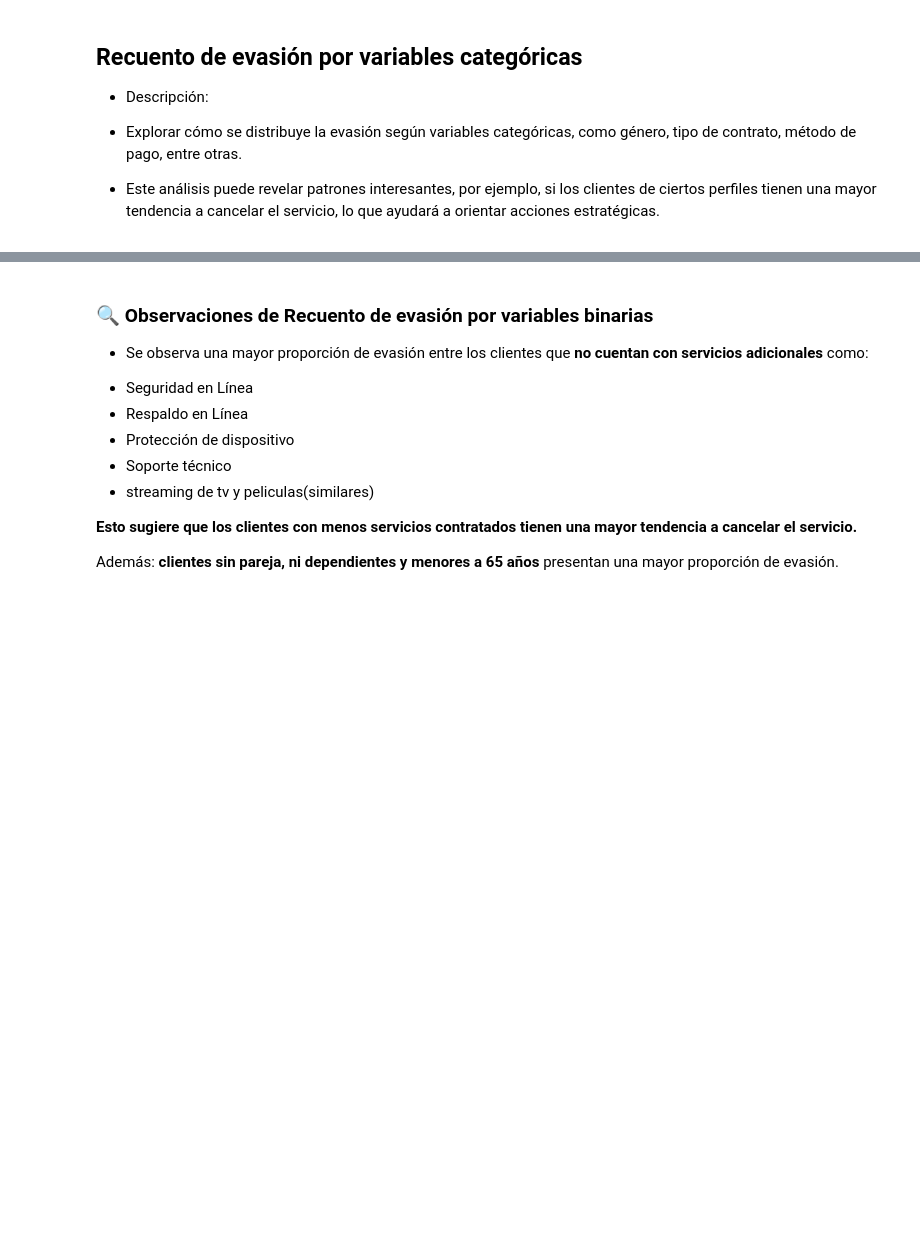
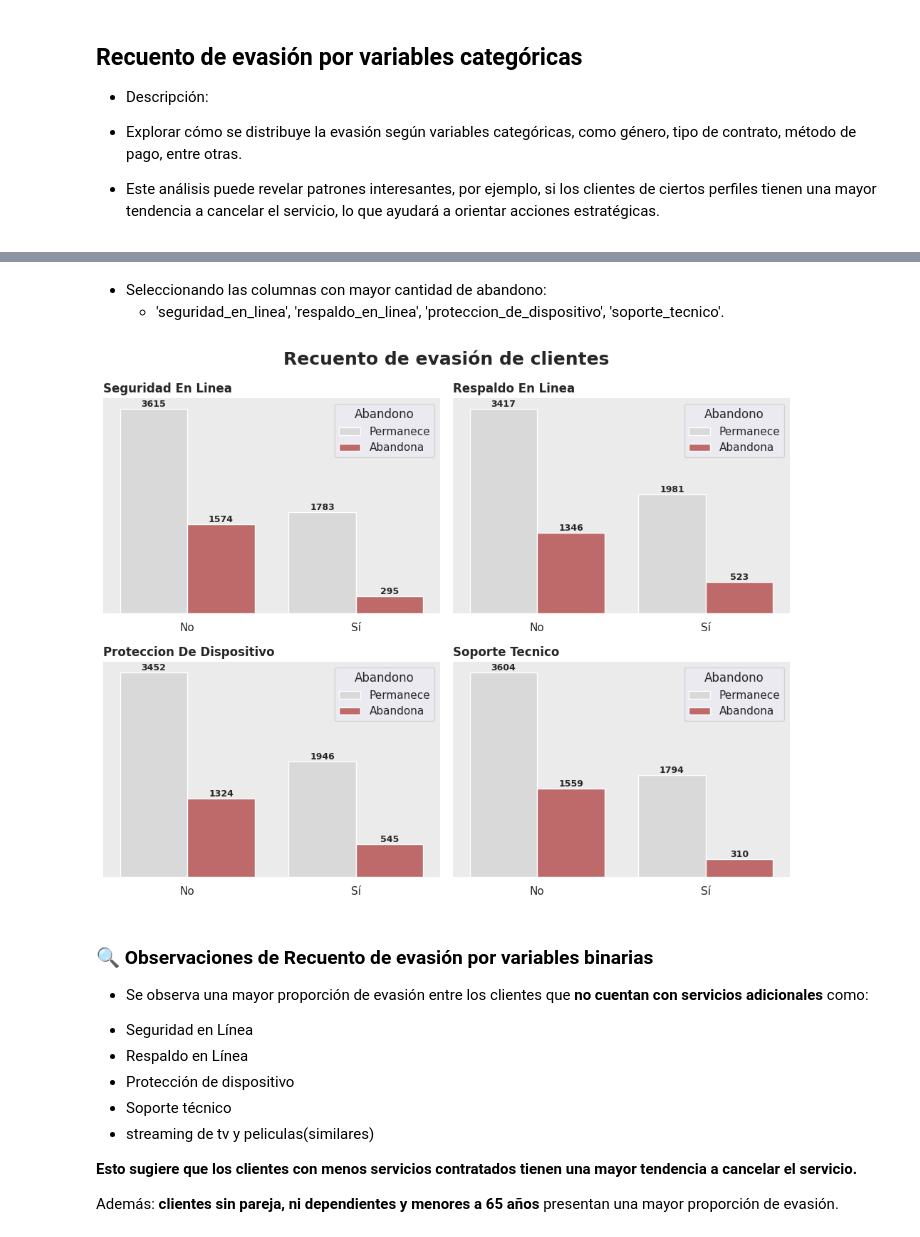
Before and after one commit to WLozanoH/TelecomX-Data-Science-AL, a Jupyter notebook: TelecomX.ipynb, the cells around one changed output, grey strips where cells are left out. Saved outputs shown, nothing was run; the diff lists cells and outputs as text; code cells hidden in the pictures; blank space fills up the shorter version.

```diff
--- a/TelecomX.ipynb
+++ b/TelecomX.ipynb
@@ -585,0 +593,3 @@ plt.show()
+# %% [markdown]
+* Seleccionando las columnas con mayor cantidad de abandono:
+  * 'seguridad_en_linea', 'respaldo_en_linea', 'proteccion_de_dispositivo', 'soporte_tecnico'.
@@ -586,3 +647,7 @@ plt.show()
+# %%
+recuento_evasion_clientes().show()
+# %% [output]
+[figure, added]
 # %% [markdown]
 ### **🔍 Observaciones de Recuento de evasión por variables binarias**
 
```
Also changed, not shown: parts of 15 cells of this notebook.
